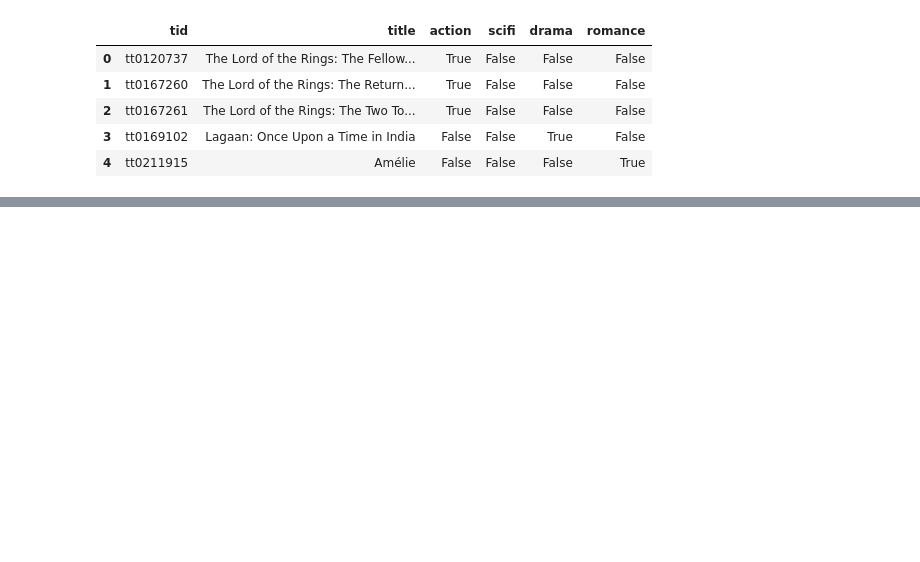
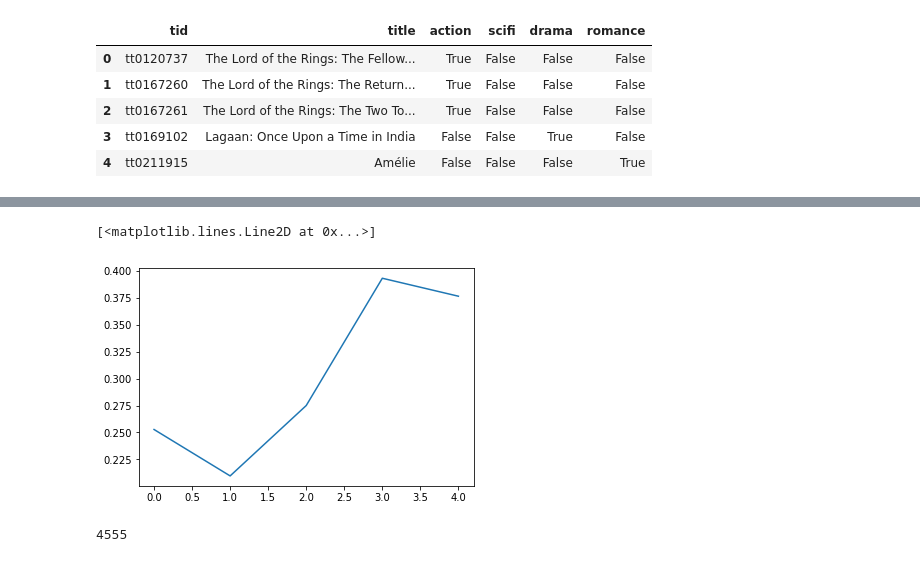
Before and after one commit to HarshavardhanK/Deep-Learning-and-CV, a Jupyter notebook: Deep-Learning-Assignment/Manas-Posters.ipynb, the cells around one changed output, grey strips where cells are left out. Cells and saved outputs as stored; diff of their text form; code cells hidden in the pictures; blank space fills up the shorter version.

```diff
--- a/Deep-Learning-Assignment/Manas-Posters.ipynb
+++ b/Deep-Learning-Assignment/Manas-Posters.ipynb
@@ -272,0 +622,5 @@ Clipping input data to the valid range for imshow with RGB data ([0..1] for floa
+# %%
+plt.plot(history.history['acc'])
+# %% [output]
+[<matplotlib.lines.Line2D at 0x...>]
+[figure, added]
@@ -272,0 +629,5 @@ Clipping input data to the valid range for imshow with RGB data ([0..1] for floa
+# %%
+fff.head()
+print(len(fff))
+# %% [output]
+4555
```
Also changed, not shown: parts of 67 cells of this notebook, 15 other files.
